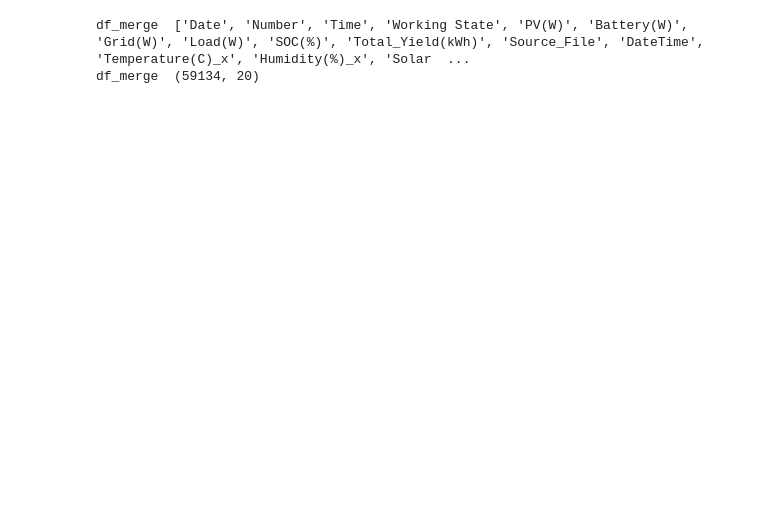
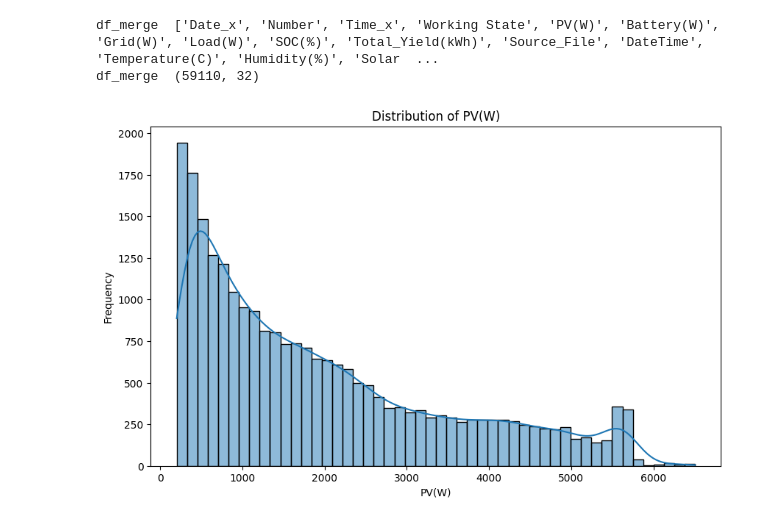
Before and after one commit to clydewatts1/PFDA-programming-for-data-analytics, a Jupyter notebook: big_project/big_project_xboost.ipynb, the cells around one changed output. Cells and saved outputs as stored; diff of their text form; code cells hidden in the pictures; blank space fills up the shorter version.

```diff
--- a/big_project/big_project_xboost.ipynb
+++ b/big_project/big_project_xboost.ipynb
@@ -9,7 +14,7 @@ except:
     %pip install xgboost
     import xgboost as xgb
 # %%
-file_enriched_features = "data/processed_data/hourly_weather_data.feather"
+file_enriched_features = "data/processed_data/hourly_solar_copernicus_data.feather"
 file_weather_data = "data/processed_data/hourly_weather_data.feather"
 file_solar_date="data/processed_data/daily_solar_data.feather"
 # %%
@@ -28,8 +33,23 @@ df_solar_data ['Date', 'Number', 'Time', 'Working State', 'PV(W)', 'Battery(W)',
 # merge all the 3 dataframes on DateTime
 df_merge = df_solar_data.merge(right=df_weather_data,how='inner',left_on='DateTime',right_on='DateTime')
 df_merge = df_merge.merge(right=df_enriched_features,how='inner',left_on='DateTime',right_on='DateTime')
+# convert DateTime to datetime
+df_merge['DateTime'] = pd.to_datetime(df_merge['DateTime'])
+df_merge['Month_Sin'] = np.sin(2 * np.pi * (df_merge['DateTime'].dt.month - 1) / 12)
+df_merge['DayOfYear_Sin'] = np.sin(2 * np.pi * (df_merge['DateTime'].dt.dayofyear - 1) / 365)
+df_merge['HourOfDay_Sin'] = np.sin(2 * np.pi * (df_merge['DateTime'].dt.hour) / 24)
 print(f"df_merge  {df_merge.columns.to_list()}")
 print(f"df_merge  {df_merge.shape}")
 # %% [output]
-df_merge  ['Date', 'Number', 'Time', 'Working State', 'PV(W)', 'Battery(W)', 'Grid(W)', 'Load(W)', 'SOC(%)', 'Total_Yield(kWh)', 'Source_File', 'DateTime', 'Temperature(C)_x', 'Humidity(%)_x', 'Solar  ...
-df_merge  (59134, 20)
+df_merge  ['Date_x', 'Number', 'Time_x', 'Working State', 'PV(W)', 'Battery(W)', 'Grid(W)', 'Load(W)', 'SOC(%)', 'Total_Yield(kWh)', 'Source_File', 'DateTime', 'Temperature(C)', 'Humidity(%)', 'Solar  ...
+df_merge  (59110, 32)
+# %%
+# plot a histogram of the target variable PV(W)
+plt.figure(figsize=(10,6))
+sns.histplot(df_merge['PV(W)'][df_merge['PV(W)']>200], bins=50, kde=True)
+plt.title('Distribution of PV(W)')
+plt.xlabel('PV(W)')
+plt.ylabel('Frequency')
+plt.show()
+# %% [output]
+[figure, added]
```
Also changed, not shown: parts of 11 cells of this notebook, 7 other files.
